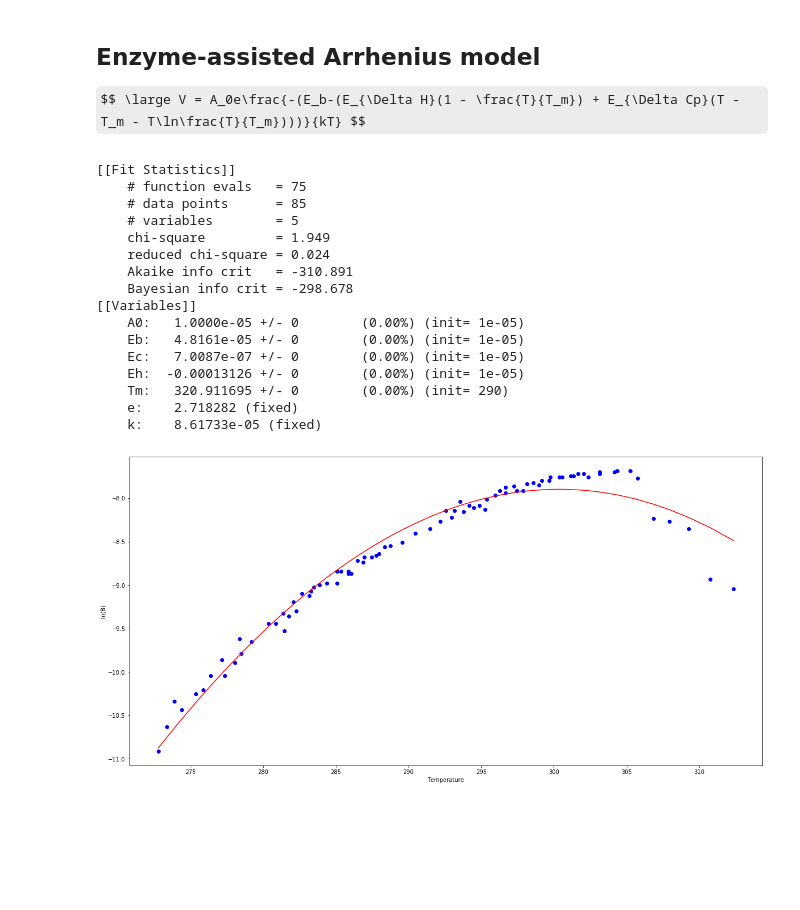
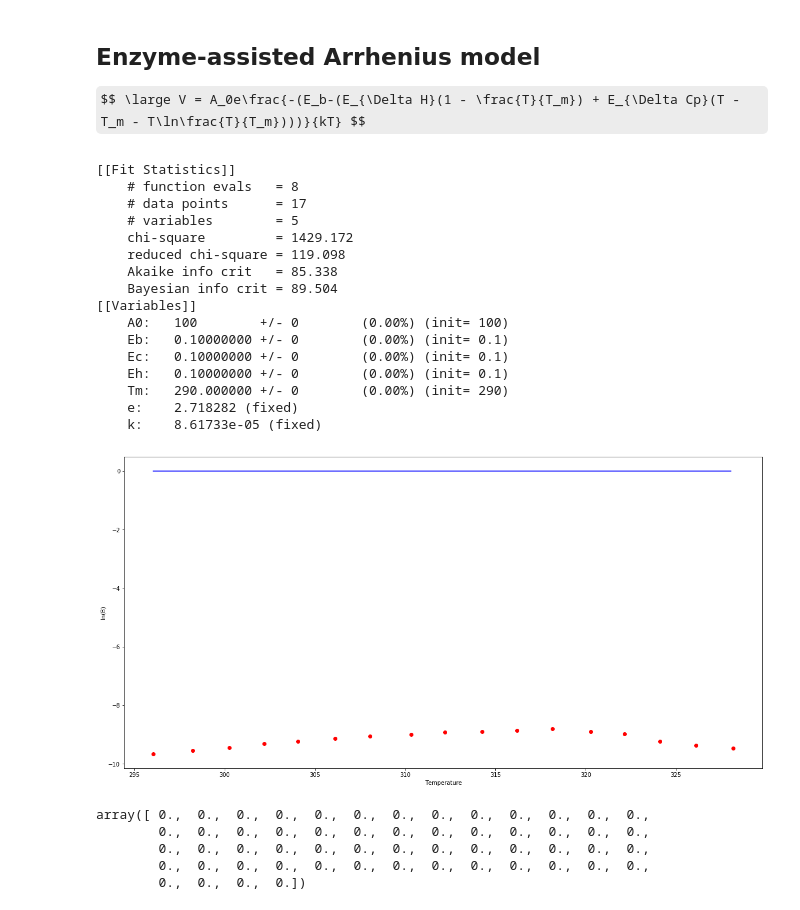
Before and after one commit to dbridg15/CMEECoursework, a Jupyter notebook: CMEEMiniProject/Code/newtry.ipynb, the cells around one changed output. Drawn from its saved outputs; the diff is of its cells as text; code cells hidden in the pictures; some formulas as TeX source; blank space fills up the shorter version.

```diff
--- a/CMEEMiniProject/Code/newtry.ipynb
+++ b/CMEEMiniProject/Code/newtry.ipynb
@@ -211,12 +233,12 @@ plt.show()
 $$ \large B = \frac{B_0e^{\frac{-E}{k}(\frac{1}{T} - \frac{1}{283.15})}}{1 + e^{\frac{-E_l}{k}(\frac{1}{T_l}-\frac{1}{T})} + e^{\frac{-E_h}{k}(\frac{1}{T_h}-\frac{1}{T})}} $$
 # %%
 sparams = Parameters()
-sparams.add('B0', value = 10)
-sparams.add('E',  value = 20)
-sparams.add('El', value = 10)
-sparams.add('Eh', value = 25)
-sparams.add('Tl', value = 290, min = 260, max = 330)
-sparams.add('Th', value = 290, min = 260, max = 330)
+sparams.add('B0', value = B0)
+sparams.add('E',  value = E)
+sparams.add('El', value = E)
+sparams.add('Eh', value = Eh)
+sparams.add('Tl', value = Tl, min = 260, max = 330)
+sparams.add('Th', value = Th, min = 260, max = 330)
 sparams.add('e',  value = e, vary = False)
 sparams.add('k',  value = k, vary = False)
 
@@ -237,10 +259,20 @@ def schlfld_residual(sparams, x, data):
 
 out2 = minimize(schlfld_residual, sparams, args = (xVals, ldata))
 
+B0 = out2.params["B0"].value
+E  = out2.params["E"].value
+El = out2.params["El"].value
+Eh = out2.params["Eh"].value
+Tl = out2.params["Tl"].value
+Th = out2.params["Th"].value
+
+mdlx = np.arange(min(xVals), max(xVals), 0.5)
+mdly = (B0*e**((-E/k)*((1/mdlx)-(1/283.15))))/(1+e**((El/k)*((1/Tl)-(1/mdlx)))+(e**((Eh/k)*((1/Th)-(1/mdlx)))))
+
 report_fit(out2)
 
 plt.plot(xVals, ldata, 'ro')
-plt.plot(xVals, schlfld_residual(out2.params, xVals, ldata) + ldata, 'b')
+plt.plot(mdlx, mdly, 'b')
 plt.xlabel("Temperature (K)")
 plt.ylabel("ln(B)")
 plt.show()
@@ -269,51 +301,68 @@ plt.show()
 $$ \large V = A_0e\frac{-(E_b-(E_{\Delta H}(1 - \frac{T}{T_m}) + E_{\Delta Cp}(T - T_m - T\ln\frac{T}{T_m})))}{kT} $$
 # %%
 aparams = Parameters()
-aparams.add('A0', value = 0.00001)
-aparams.add('Eb', value = 0.00001)
-aparams.add('Ec', value = 0.00001)
-aparams.add('Eh', value = 0.00001)
+aparams.add('A0', value = 100)
+aparams.add('Eb', value = 0.1)
+aparams.add('Ec', value = 0.1)
+aparams.add('Eh', value = 0.1)
 aparams.add('Tm', value = 290, min = 260, max = 330)
 aparams.add('e', value = np.exp(1), vary = False)
 aparams.add('k', value = constants.value('Boltzmann constant in eV/K'), vary = False)
 
 def arrhenius_residual(aparams, x, data):
     A0 = aparams['A0'].value
     Eb = aparams['Eb'].value
     Ec = aparams['Ec'].value
     Eh = aparams['Eh'].value
     Tm = aparams['Tm'].value
     e  = aparams['e'].value
     k  = aparams['k'].value
 
-    model = -(Eb-(Eh*(1-((x+273.15)/Tm))+Ec*((x+273.15)-Tm-(x+273.15)*np.log((x+273.15)/Tm))))/k*(x+273.15)
+    model = A0*e**(-(Eb-(Eh*(1-(x/Tm))+Ec*(x-Tm-x*np.log(x/Tm))))/k*x)
 
     return model - data
 
 out3 = minimize(arrhenius_residual, aparams, args = (xVals, ldata))
 
+A0 = out3.params["A0"].value
+Eb = out3.params["Eb"].value
+Ec = out3.params["Ec"].value
+Eh = out3.params["Eh"].value
+Tm = out3.params["Tm"].value
+
+mdlx = np.arange(min(xVals), max(xVals), 0.5)
+mdly = A0*e**(-(Eb-(Eh*(1-(mdlx/Tm))+Ec*(mdlx-Tm-mdlx*np.log(mdlx/Tm))))/k*mdlx)
+
 report_fit(out3)
 
 plt.plot(xVals, ldata, 'ro')
-plt.plot(xVals, arrhenius_residual(out3.params, xVals, ldata) + ldata, 'b')
+plt.plot(mdlx, mdly, 'b')
 plt.ylabel("ln(B)")
 plt.xlabel("Temperature")
 plt.show()
 # %% [output]
 [[Fit Statistics]]
-    # function evals   = 75
-    # data points      = 85
+    # function evals   = 8
+    # data points      = 17
     # variables        = 5
-    chi-square         = 1.949
-    reduced chi-square = 0.024
-    Akaike info crit   = -310.891
-    Bayesian info crit = -298.678
+    chi-square         = 1429.172
+    reduced chi-square = 119.098
+    Akaike info crit   = 85.338
+    Bayesian info crit = 89.504
 [[Variables]]
-    A0:   1.0000e-05 +/- 0        (0.00%) (init= 1e-05)
-    Eb:   4.8161e-05 +/- 0        (0.00%) (init= 1e-05)
-    Ec:   7.0087e-07 +/- 0        (0.00%) (init= 1e-05)
-    Eh:  -0.00013126 +/- 0        (0.00%) (init= 1e-05)
-    Tm:   320.911695 +/- 0        (0.00%) (init= 290)
+    A0:   100        +/- 0        (0.00%) (init= 100)
+    Eb:   0.10000000 +/- 0        (0.00%) (init= 0.1)
+    Ec:   0.10000000 +/- 0        (0.00%) (init= 0.1)
+    Eh:   0.10000000 +/- 0        (0.00%) (init= 0.1)
+    Tm:   290.000000 +/- 0        (0.00%) (init= 290)
     e:    2.718282 (fixed)
     k:    8.61733e-05 (fixed)
-[figure, old version]
+[figure, new version]
+# %%
+A0*e**(-(Eb-(Eh*(1-(mdlx/Tm))+Ec*(mdlx-Tm-mdlx*np.log(mdlx/Tm))))/k*mdlx)
+# %% [output]
+array([ 0.,  0.,  0.,  0.,  0.,  0.,  0.,  0.,  0.,  0.,  0.,  0.,  0.,
+        0.,  0.,  0.,  0.,  0.,  0.,  0.,  0.,  0.,  0.,  0.,  0.,  0.,
+        0.,  0.,  0.,  0.,  0.,  0.,  0.,  0.,  0.,  0.,  0.,  0.,  0.,
+        0.,  0.,  0.,  0.,  0.,  0.,  0.,  0.,  0.,  0.,  0.,  0.,  0.,
+        0.,  0.,  0.,  0.])
```
Also changed, not shown: parts of 12 cells of this notebook, 2 other files.
